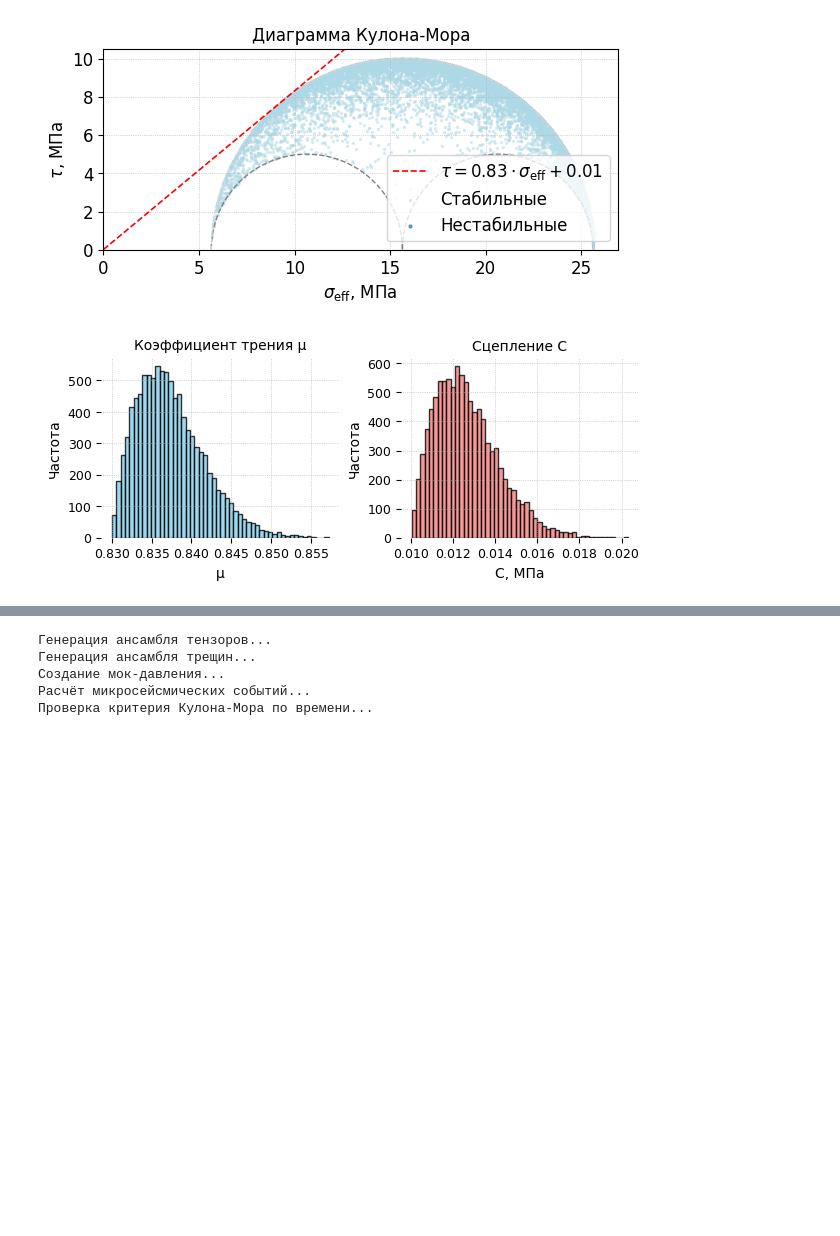
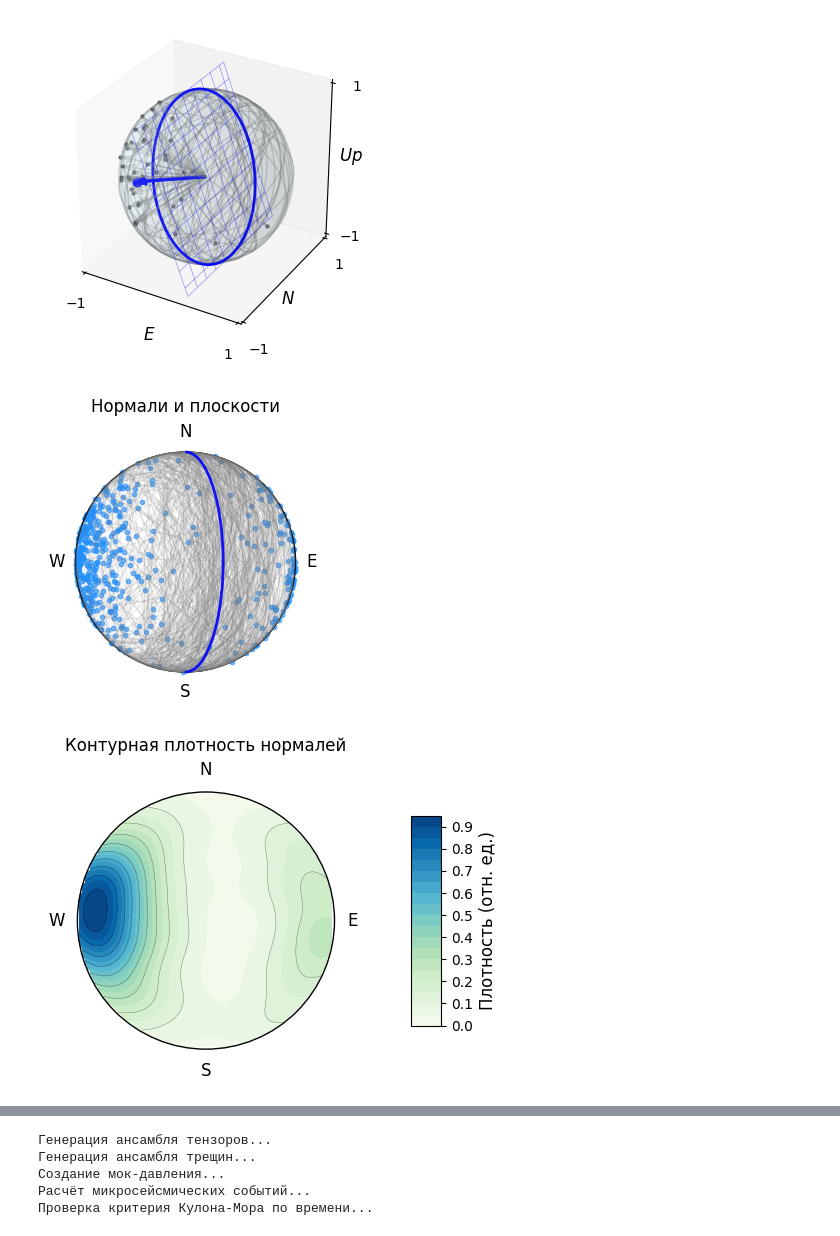
Before and after one commit to mexalon/mm2, a Jupyter notebook: pore_press_to_events.ipynb, the cells around one changed output, grey strips where cells are left out. Cells and saved outputs as stored; diff of their text form; code cells hidden in the pictures; blank space fills up the shorter version.

```diff
--- a/pore_press_to_events.ipynb
+++ b/pore_press_to_events.ipynb
@@ -1349,32 +48,37 @@ def critical_pore_pressure(tensor, seed):
-# %%
-'''
-Если надодля одного тензора, проще всего генерировать n=1 с нулевыми отклоненниями
-'''
-tensor = StressTensor([10, 20, 30], trend=-20, plunge=20, rake=0)
-ensemble_tensors, principal_stresses, trends, plunges, rakes = tensor.generate_ensemble(
-    n=1,
-    stress_std_frac=0.0, # стд 5 процентов стресса
-    angle_std_deg=0,
-)
-
-seed = FractureSeed(strike=10, dip=60, mu=0.83, cohesion=0.01)
-normals, strike, dip, mu, cohesion = seed.generate_random_normals(n=10000, strike_std=20, dip_std=20,
-                                mu_weibull_scale = seed.mu*0.01, # как было раньше
-                                cohesion_weibull_scale = seed.cohesion*0.3, # как было раньше
-                                )
-
-pore_crit = critical_pore_pressure(tensor, seed) # поровое давление касания прямой кругом, из геометрии для основных величин
-# pore_crit = 0
-
-# Для батча напряжений
-sigma_n, tau = compute_normal_and_shear_ensemble(ensemble_tensors, normals)
-failures = check_coulomb_failure(sigma_n, tau, mu, cohesion, pore_pressure=pore_crit)
-
-idx=0
-plot_coulomb_diagram(sigma_n[idx], tau[idx], mu = seed.mu, cohesion = seed.cohesion, pore_pressure=pore_crit, principal_stresses=principal_stresses[idx], failures=failures[idx])
-# %% [output]
-[figure, removed]
-# %%
-plot_mu_cohesion_histograms(mu, coh)
-# %% [output]
-[figure, removed]
+# %%
+from methods.frac_classes import RandomFractureSeed, FisherFractureSeed
+from methods.frac_plotting import plot_fracture_ensemble_on_sphere, plot_fracture_normals_and_planes, plot_fracture_density, plot_fracture_strike_rose, plot_mu_cohesion_histograms
+
+
+# Создание ансамблей трещин, ориентированных согласно распределению Фишера
+# коэффициенты трения и когезии могут быть одинаковы для всех трещин,
+# либо можно сделать распределенными согласно распределению Вейбулла,
+# тогда нужно передать параметры распределения, см описание класса
+
+# создаём объект матринской трещины:
+seed = FisherFractureSeed(strike=0, dip=70, mu=0.6, cohesion=0.05)
+# параметры доступны в атрибутах объекта, например
+seed.mu, seed.normal # и т.д.
+
+# генерируем для него ансамбль из нужного количства случайно ориентированных трещин.
+# Если не задавать параметры масштаба, типа mu_weibull_scale, то коэффициенты будут как у матринской трещины
+# получаем пассив из N векторов нормалей к плоскости трещин, и всего прочего, что может понадобится
+normals, strikes, dips, mus, cohesions = seed.generate_ensemble(N=500, kappa=5, mu_weibull_scale=0.01, cohesion_weibull_scale=0.01)
+
+# визуализация
+plot_fracture_ensemble_on_sphere(normals, seed)
+plot_fracture_normals_and_planes(normals, seed)
+plot_fracture_density(normals)
+plot_fracture_strike_rose(strikes)
+
+# для ориентаций трещин можно воспользоваться другим классом, с нормально распределенными углами страйк и дип,
+# возможно это в будущем пригодится для модели восстановления ориентации
+# seed = RandomFractureSeed(strike=0, dip=70)
+# normals, strikes, dips, mus, cohesions = seed.generate_ensemble(N=500, strike_std=20, dip_std=20)
+
+# Распрелделения параметров трения и когезии для ансамбля:
+plot_mu_cohesion_histograms(mus, cohesions)
+# %% [output]
+[figure, added]
+[figure, added]
+[figure, added]
```
Also changed, not shown: parts of 14 cells of this notebook, 6 other files.
